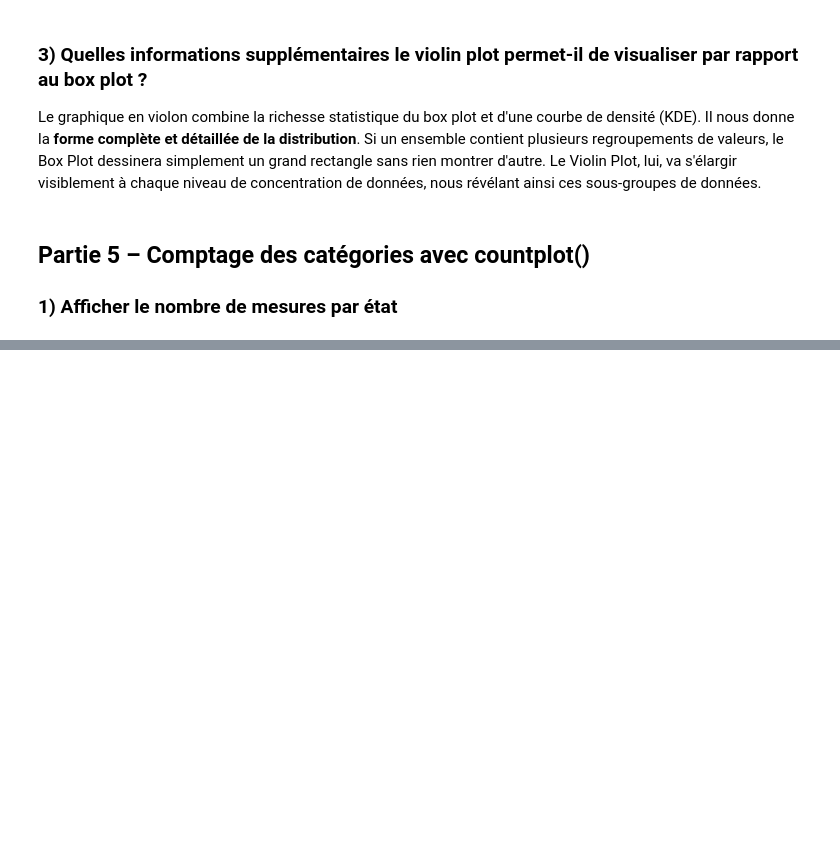
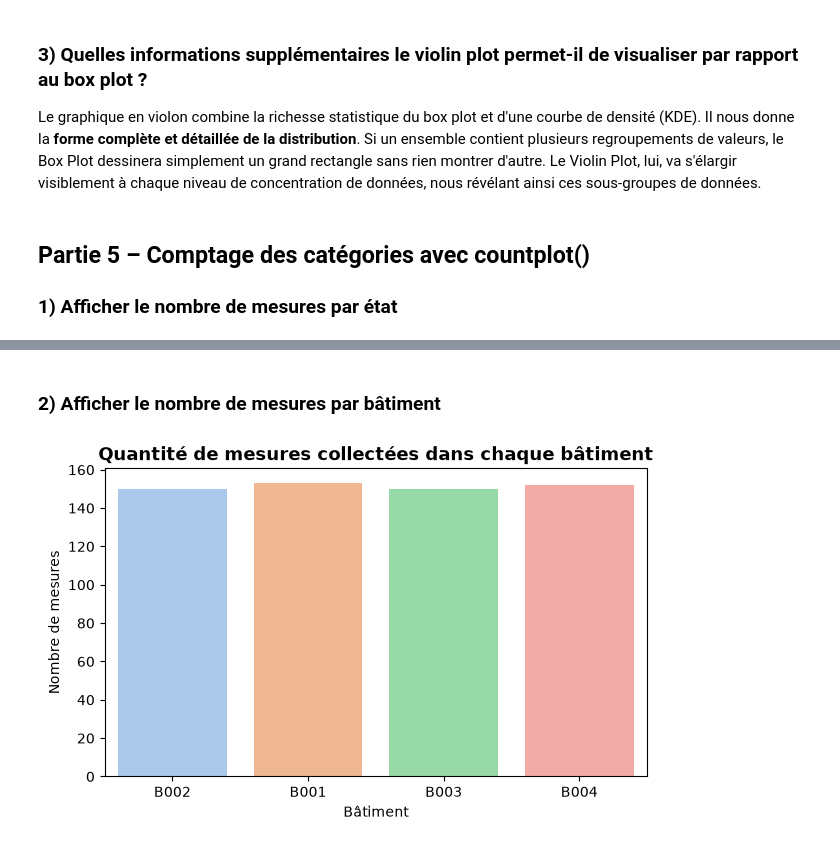
Before and after one commit to DIOPBARHAM/atelier_seaborn_iot, a Jupyter notebook: notebooks/atelier_seaborn_iot.ipynb, the cells around one changed output, grey strips where cells are left out. Cells and saved outputs as stored; diff of their text form; code cells hidden in the pictures; blank space fills up the shorter version.

Commit message:
2) Afficher le nombre de mesures par bâtiment

```diff
--- a/notebooks/atelier_seaborn_iot.ipynb
+++ b/notebooks/atelier_seaborn_iot.ipynb
@@ -263 +260,12 @@ Passing `palette` without assigning `hue` is deprecated and will be removed in v
 [figure]
+# %% [markdown]
+### 2) Afficher le nombre de mesures par bâtiment
+# %%
+plt.figure(figsize=(7, 4))
+sns.countplot(data=df, x='batiment',hue='batiment', palette='pastel')
+plt.title("Quantité de mesures collectées dans chaque bâtiment", fontsize=13, fontweight='bold')
+plt.xlabel("Bâtiment")
+plt.ylabel("Nombre de mesures")
+plt.show()
+# %% [output]
+[figure, added]
```
Also changed, not shown: parts of 1 cell of this notebook.
